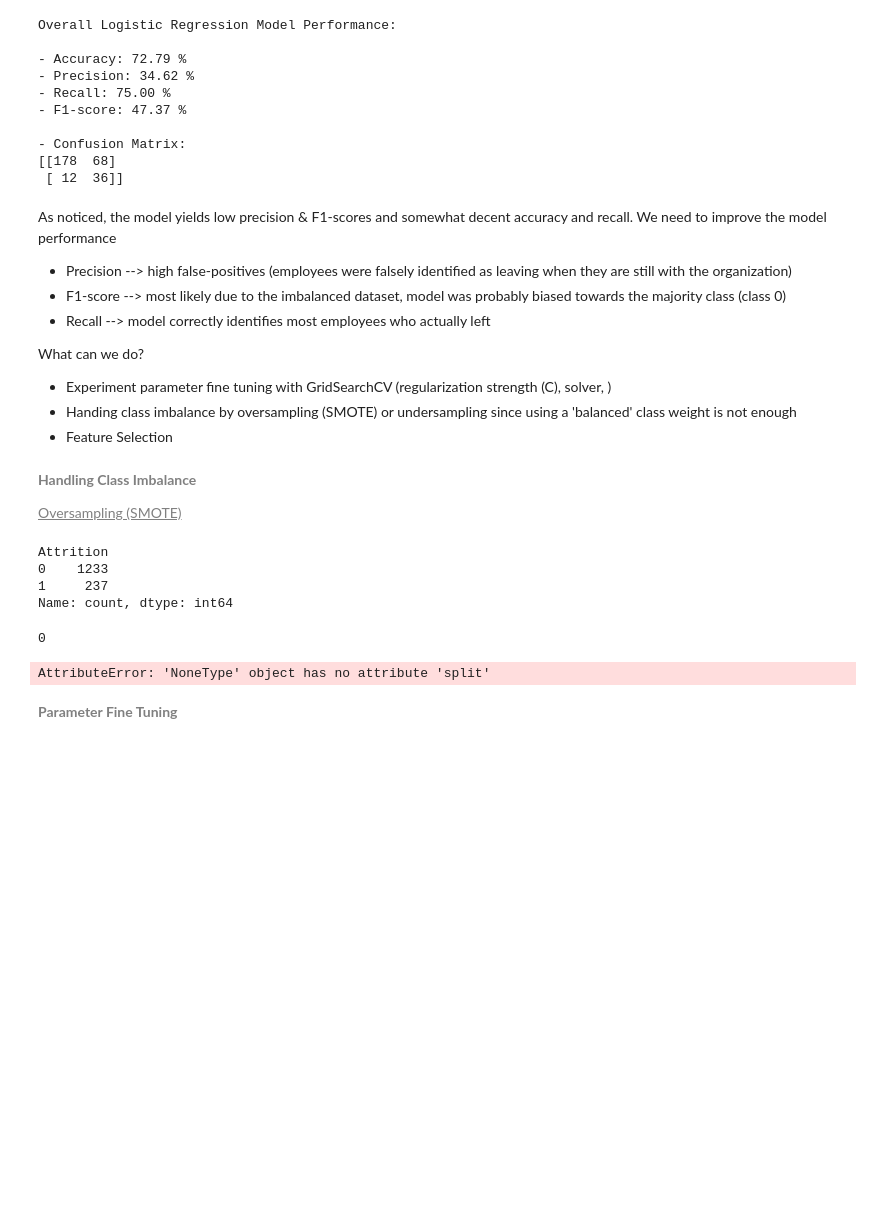
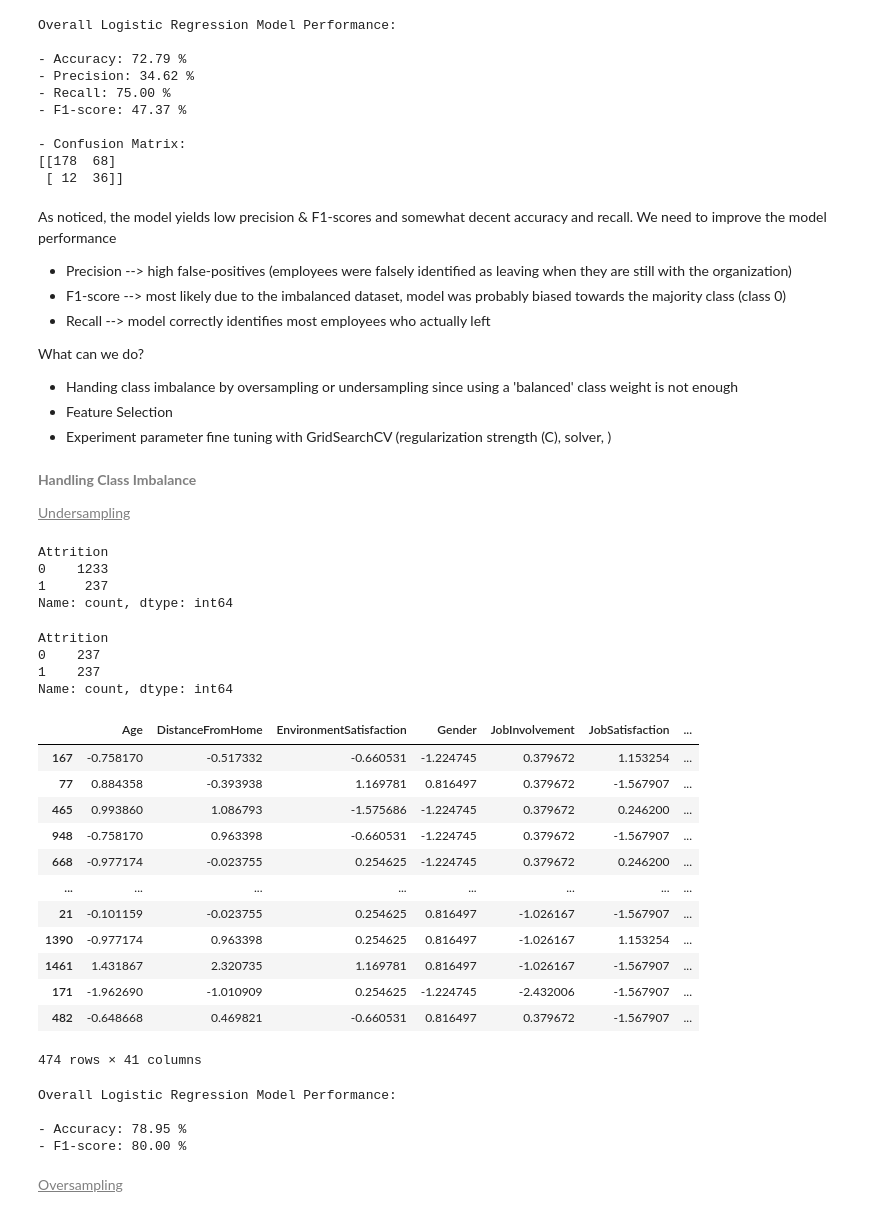
Before and after one commit to lamiselsayed/Employee-Attrition-Analytics-Project, a Jupyter notebook: Employee Attrition (II).ipynb, the cells around one changed output. Cells and saved outputs as stored; diff of their text form; code cells hidden in the pictures; blank space fills up the shorter version.

```diff
--- a/Employee Attrition (II).ipynb
+++ b/Employee Attrition (II).ipynb
@@ -371,14 +372,14 @@ As noticed, the model yields low precision & F1-scores and somewhat decent accur
 *   Recall --> model correctly identifies most employees who actually left
 
 What can we do?
+*   Handing class imbalance by oversampling or undersampling since using a 'balanced' class weight is not enough
+*   Feature Selection
 *   Experiment parameter fine tuning with GridSearchCV (regularization strength (C), solver, )
-*   Handing class imbalance by oversampling (SMOTE) or undersampling since using a 'balanced' class weight is not enough
-*   Feature Selection
 # %% [markdown]
 <font color = "gray"><b>Handling Class Imbalance</b></font>
 
 
-<font color = "gray"><u>Oversampling (SMOTE)</u></font>
+<font color = "gray"><u>Undersampling</u></font>
 # %%
 # Before Handling Class Imbalance
 newer_y.value_counts()
@@ -387,12 +388,30 @@ Attrition
 0    1233
 1     237
 Name: count, dtype: int64
-# %%
-newer_y.isnull().sum().sum()
-# %% [output]
-0
-# %%
-smote_EEN = SMOTEENN(random_state = 23, sampling_strategy = 'all')
-X_resampled, y_resampled = smote_EEN.fit_resample(X_rescaled, newer_y)
-# %% [output]
-AttributeError: 'NoneType' object has no attribute 'split'
+# %%
+from imblearn.under_sampling import RandomUnderSampler
+
+rus = RandomUnderSampler(sampling_strategy = 'all', random_state = 23)
+X_Uresampled, y_Uresampled = rus.fit_resample(X_rescaled_df, newer_y)
+print(y_Uresampled.value_counts())
+
+X_Uresampled_df = pd.DataFrame(X_Uresampled, columns = X_Uresampled.columns)
+X_Uresampled_df     # 474 records, 41 attributes
+# %% [output]
+Attrition
+0    237
+1    237
+Name: count, dtype: int64
+|  | Age | DistanceFromHome | EnvironmentSatisfaction | Gender | JobInvolvement | JobSatisfaction | ... |
+| 167 | -0.758170 | -0.517332 | -0.660531 | -1.224745 | 0.379672 | 1.153254 | ... |
+| 77 | 0.884358 | -0.393938 | 1.169781 | 0.816497 | 0.379672 | -1.567907 | ... |
+| 465 | 0.993860 | 1.086793 | -1.575686 | -1.224745 | 0.379672 | 0.246200 | ... |
+| 948 | -0.758170 | 0.963398 | -0.660531 | -1.224745 | 0.379672 | -1.567907 | ... |
+| 668 | -0.977174 | -0.023755 | 0.254625 | -1.224745 | 0.379672 | 0.246200 | ... |
+| ... | ... | ... | ... | ... | ... | ... | ... |
+| 21 | -0.101159 | -0.023755 | 0.254625 | 0.816497 | -1.026167 | -1.567907 | ... |
+| 1390 | -0.977174 | 0.963398 | 0.254625 | 0.816497 | -1.026167 | 1.153254 | ... |
+| 1461 | 1.431867 | 2.320735 | 1.169781 | 0.816497 | -1.026167 | -1.567907 | ... |
+| 171 | -1.962690 | -1.010909 | 0.254625 | -1.224745 | -2.432006 | -1.567907 | ... |
+| 482 | -0.648668 | 0.469821 | -0.660531 | 0.816497 | 0.379672 | -1.567907 | ... |
+474 rows × 41 columns
@@ -399,2 +420,19 @@ AttributeError: 'NoneType' object has no attribute 'split'
+# %%
+logURegModel = LogisticRegression(class_weight = 'balanced', random_state = 23)   # class_weight useful for imbalanced classes (like in our case)
+
+logURegModel.fit(X_Utrain, y_Utrain)
+prediction = logURegModel.predict(X_Utest)
+
+logUReg_accuracy = accuracy_score(y_Utest, prediction)
+logUReg_f1score = f1_score(y_Utest, prediction)
+
+print("Overall Logistic Regression Model Performance:\n")
+print(f'- Accuracy: {logUReg_accuracy * 100:.2f} %')
+print(f'- F1-score: {logUReg_f1score * 100:.2f} %')
+# %% [output]
+Overall Logistic Regression Model Performance:
+
+- Accuracy: 78.95 %
+- F1-score: 80.00 %
 # %% [markdown]
-<font color = "gray"><b>Parameter Fine Tuning</b></font>
+<font color = "gray"><u>Oversampling</u></font>
```
Also changed, not shown: parts of 9 cells of this notebook.
